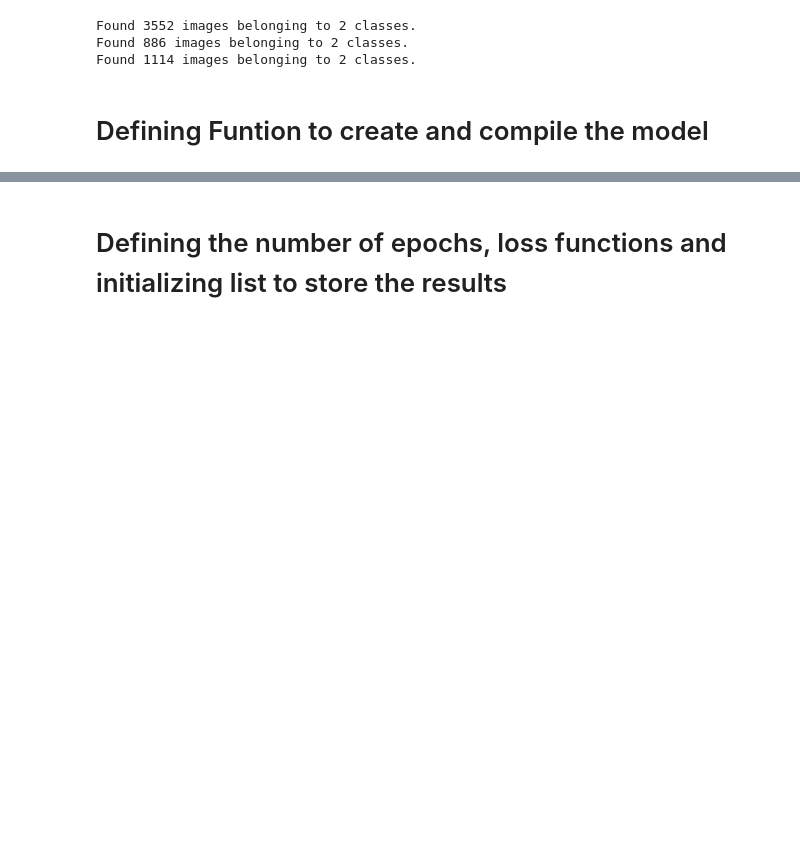
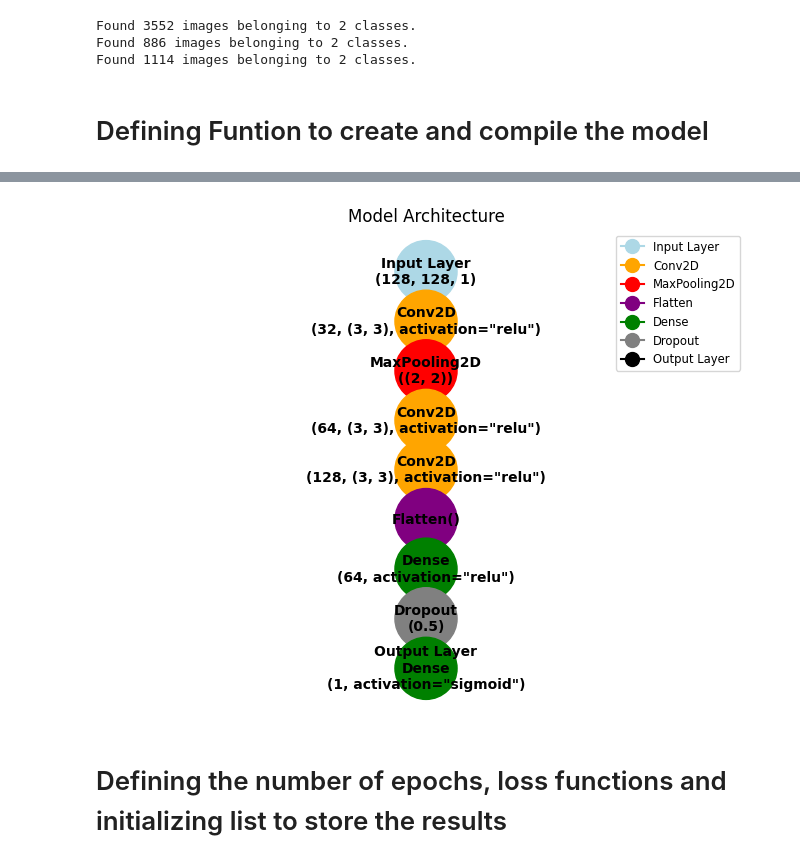
Before and after one commit to AltaafAlly/Image-classification-using-CNN, a Jupyter notebook: CNN_Final.ipynb, the cells around one changed output, grey strips where cells are left out. Saved outputs shown, nothing was run; the diff lists cells and outputs as text; code cells hidden in the pictures; blank space fills up the shorter version.

```diff
--- a/CNN_Final.ipynb
+++ b/CNN_Final.ipynb
@@ -70,3 +105,64 @@ def create_model(loss):
+# %%
+import networkx as nx
+import matplotlib.pyplot as plt
+
+# Create a directed graph
+G = nx.DiGraph()
+
+# Add nodes for each layer
+layers = [
+    ('Input Layer\n(128, 128, 1)', 'Conv2D\n(32, (3, 3), activation="relu")'),
+    ('Conv2D\n(32, (3, 3), activation="relu")', 'MaxPooling2D\n((2, 2))'),
+    ('MaxPooling2D\n((2, 2))', 'Conv2D\n(64, (3, 3), activation="relu")'),
+    ('Conv2D\n(64, (3, 3), activation="relu")', 'MaxPooling2D\n((2, 2))'),
+    ('MaxPooling2D\n((2, 2))', 'Conv2D\n(128, (3, 3), activation="relu")'),
+    ('Conv2D\n(128, (3, 3), activation="relu")', 'MaxPooling2D\n((2, 2))'),
+    ('MaxPooling2D\n((2, 2))', 'Flatten()'),
+    ('Flatten()', 'Dense\n(64, activation="relu")'),
+    ('Dense\n(64, activation="relu")', 'Dropout\n(0.5)'),
+    ('Dropout\n(0.5)', 'Output Layer\nDense\n(1, activation="sigmoid")')
+]
+
+G.add_edges_from(layers)
+
+# Set node positions manually
+pos = {}
+for i, node in enumerate(G.nodes()):
+    pos[node] = (0, -i)
+
+# Custom node colors for each type of layer
+node_colors = []
+for node in G.nodes():
+    if 'Input' in node:
+        node_colors.append('lightblue')
+    elif 'Conv2D' in node:
+        node_colors.append('orange')
+    elif 'MaxPooling2D' in node:
+        node_colors.append('red')
+    elif 'Flatten' in node:
+        node_colors.append('purple')
+    elif 'Dense' in node:
+        node_colors.append('green')
+    elif 'Dropout' in node:
+        node_colors.append('gray')
+    else:
+        node_colors.append('white')
+
+# Draw nodes and edges
+nx.draw(G, pos, with_labels=True, node_size=2000, node_color=node_colors, font_size=10, font_weight='bold', arrowsize=20, edge_color='gray', verticalalignment='center', horizontalalignment='center')
+
+# Add a legend
+labels = ['Input Layer', 'Conv2D', 'MaxPooling2D', 'Flatten', 'Dense', 'Dropout', 'Output Layer']
+colors = ['lightblue', 'orange', 'red', 'purple', 'green', 'gray', 'black']
+legend_elements = [plt.Line2D([0], [0], marker='o', color=c, label=l, markersize=10) for l, c in zip(labels, colors)]
+plt.legend(handles=legend_elements, loc='upper right', fontsize='small')
+
+# Display the plot
+plt.title('Model Architecture')
+plt.tight_layout()
+plt.show()
+# %% [output]
+[figure, added]
 # %% [markdown]
 # Defining the number of epochs, loss functions and initializing list to store the results
 # %%
```
Also changed, not shown: parts of 14 cells of this notebook, 3 other files.
